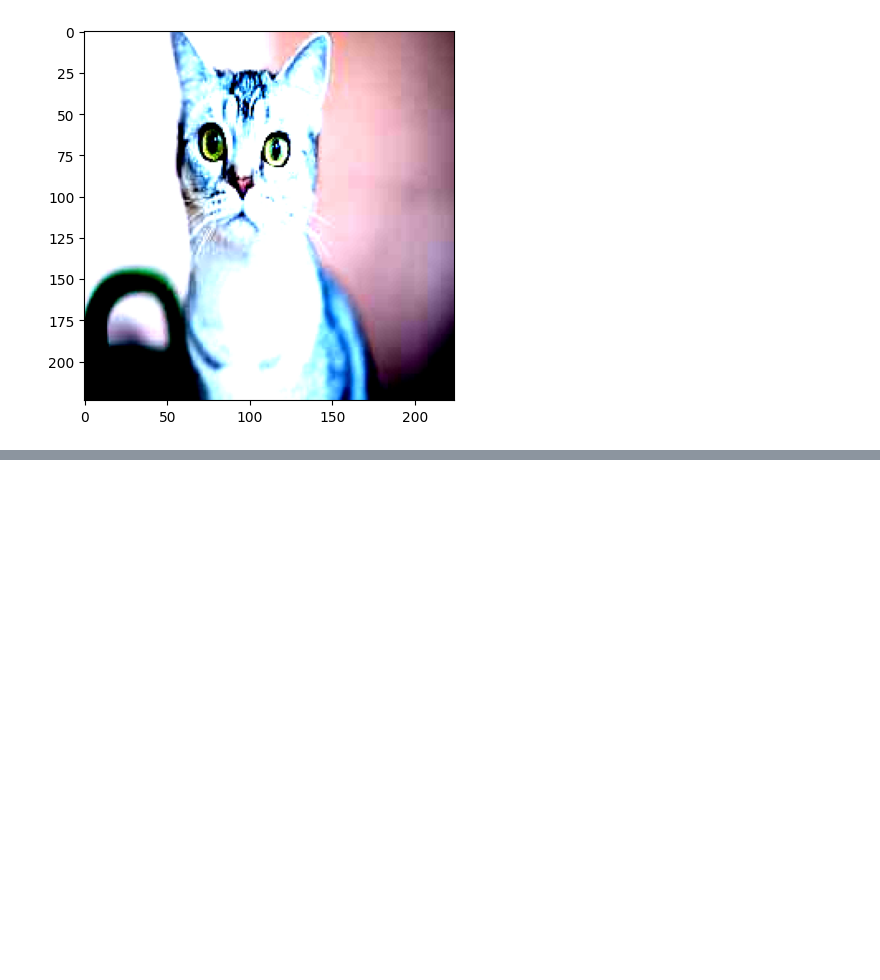
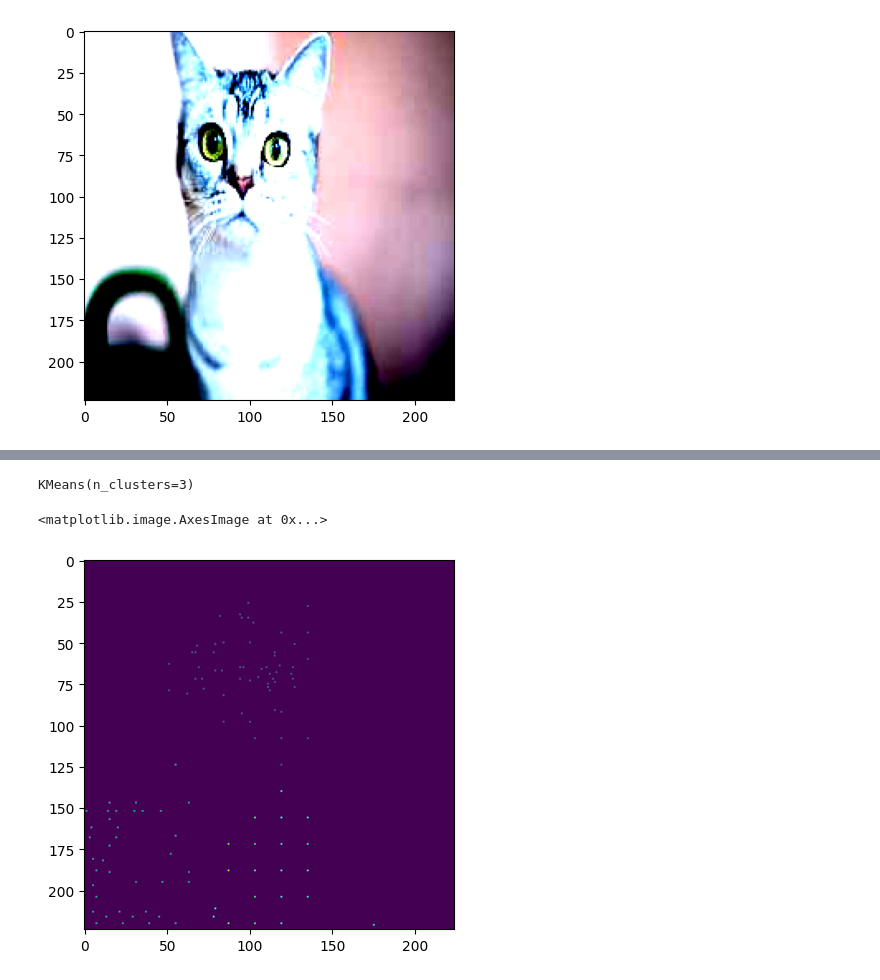
Before and after one commit to murakami-rintaro/XAIforgMLP, a Jupyter notebook: mid_output_ablation.ipynb, the cells around one changed output, grey strips where cells are left out. Cells and saved outputs as stored; diff of their text form; code cells hidden in the pictures; blank space fills up the shorter version.

Commit message:
cluster-ablationを実装

```diff
--- a/mid_output_ablation.ipynb
+++ b/mid_output_ablation.ipynb
@@ -293,11 +288,13 @@ Clipping input data to the valid range for imshow with RGB data ([0..1] for floa
 # %%
 from sklearn.cluster import KMeans
 
-kmeans_model = KMeans(n_clusters=6)
+kmeans_model = KMeans(n_clusters=3)
 x = np.where(abs(tmp) > 2)
 l = len(x[0])
 p = [ [x[0][i], x[1][i]] for i in range(l)]
 kmeans_model.fit(p)
+# %% [output]
+KMeans(n_clusters=3)
 # %%
 clusters = kmeans_model.predict(p)
 # %%
@@ -306,6 +303,11 @@ len(p)
 result = np.zeros((224, 224))
 for i in range(l):
     y, x = p[i]
-    result[y, x] = 255 * (clusters[i] + 1)
+    result[y, x] = (clusters[i] + 1) * 50
+# %%
+plt.imshow(result)
+# %% [output]
+<matplotlib.image.AxesImage at 0x...>
+[figure, added]
 # %%
 exchange.show_heatmap_with_colorbar(result)
```
Also changed, not shown: parts of 15 cells of this notebook, 1 other file.
